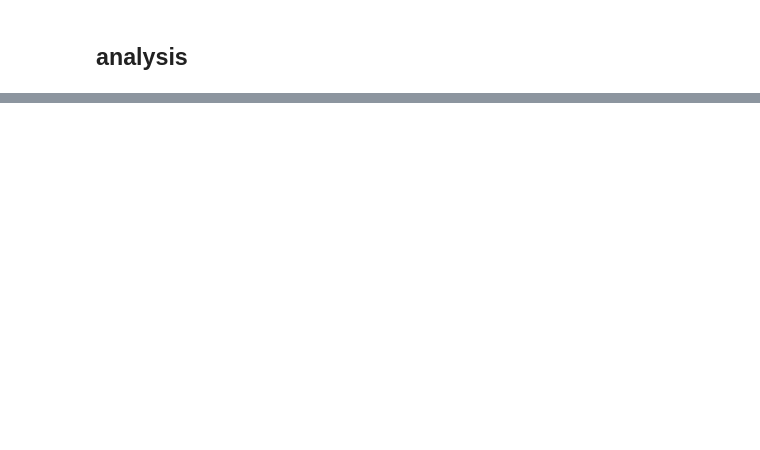
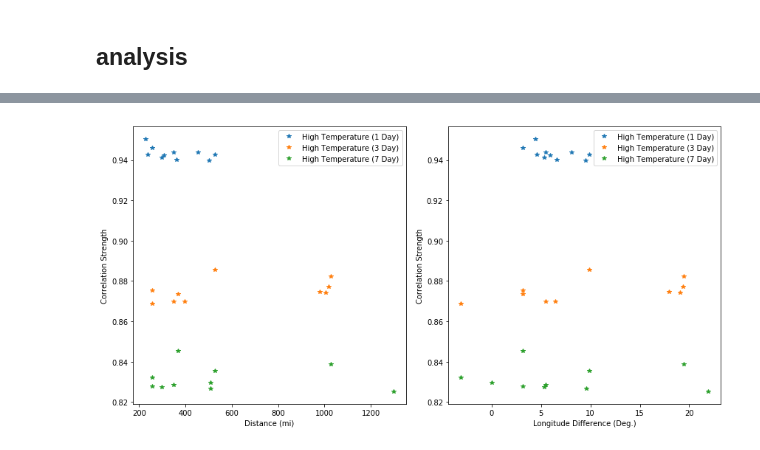
Before and after one commit to benstahl92/python-ay250-homeworks, a Jupyter notebook: hw_5/hw_5.ipynb, the cells around one changed output, grey strips where cells are left out. Drawn from its saved outputs; the diff is of its cells as text; code cells hidden in the pictures; blank space fills up the shorter version.

```diff
--- a/hw_5/hw_5.ipynb
+++ b/hw_5/hw_5.ipynb
@@ -369,0 +392,37 @@ plt.plot(tmp_df['dist'], tmp_df['hT_1'], '.')
+# %%
+# I think the data may be easier to interpret by combining each set of three horizontal panes into one
+def plot_res_together(df, x_vals = {'dist': 'Distance (mi)', 'long_diff': 'Longitude Difference (Deg.)'},
+             y_vals = {'hT_1': 'High Temperature (1 Day)', 'hT_3': 'High Temperature (3 Day)', 'hT_7': 'High Temperature (7 Day)'},
+             colors = ['k','r','b']):
+    '''
+    make plots of results
+    '''
+
+    # generate figure and axes
+    fig, ax = plt.subplots(1, len(x_vals), figsize = (12, 3 * len(x_vals)))
+
+    # iterate through all parameters
+    for xi, x in enumerate(x_vals.keys()):
+        for yi, y in enumerate(y_vals.keys()):
+
+            # label plots
+            ax[xi].set_xlabel(x_vals[x])
+            ax[xi].set_ylabel('Correlation Strength')
+            #ax[xi].set_title(y_vals[y])
+
+            # select needed subset of data for plot
+            tmp_df = df.sort_values(y, ascending = False).iloc[:10]
+
+            # plot data and add labels
+            ax[xi].plot(tmp_df[x], tmp_df[y], '*', label = y_vals[y])
+            ax[xi].legend(loc = 'best')
+            #for i, row in tmp_df.iterrows():
+            #    xlim = ax[xi].get_xlim()
+            #    ax[xi].text(row[x] + 0.01*(xlim[1] - xlim[0]), row[y],
+            #                   '{}\n{}'.format(row['pair'][0], row['pair'][1]), size='smaller', va='center')
+
+    plt.tight_layout()
+# %%
+plot_res_together(correlations)
+# %% [output]
+[figure, added]
```
Also changed, not shown: parts of 13 cells of this notebook.
